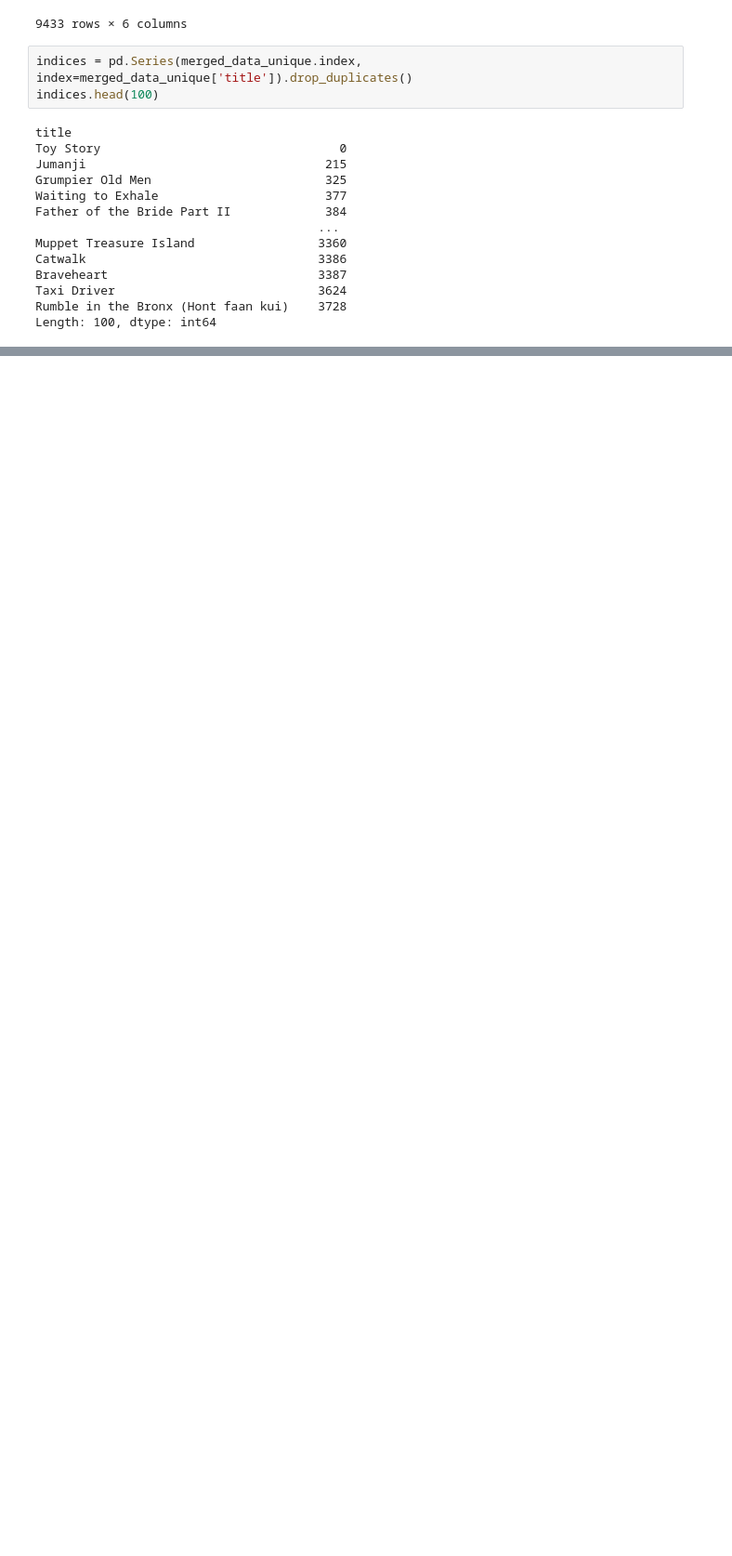
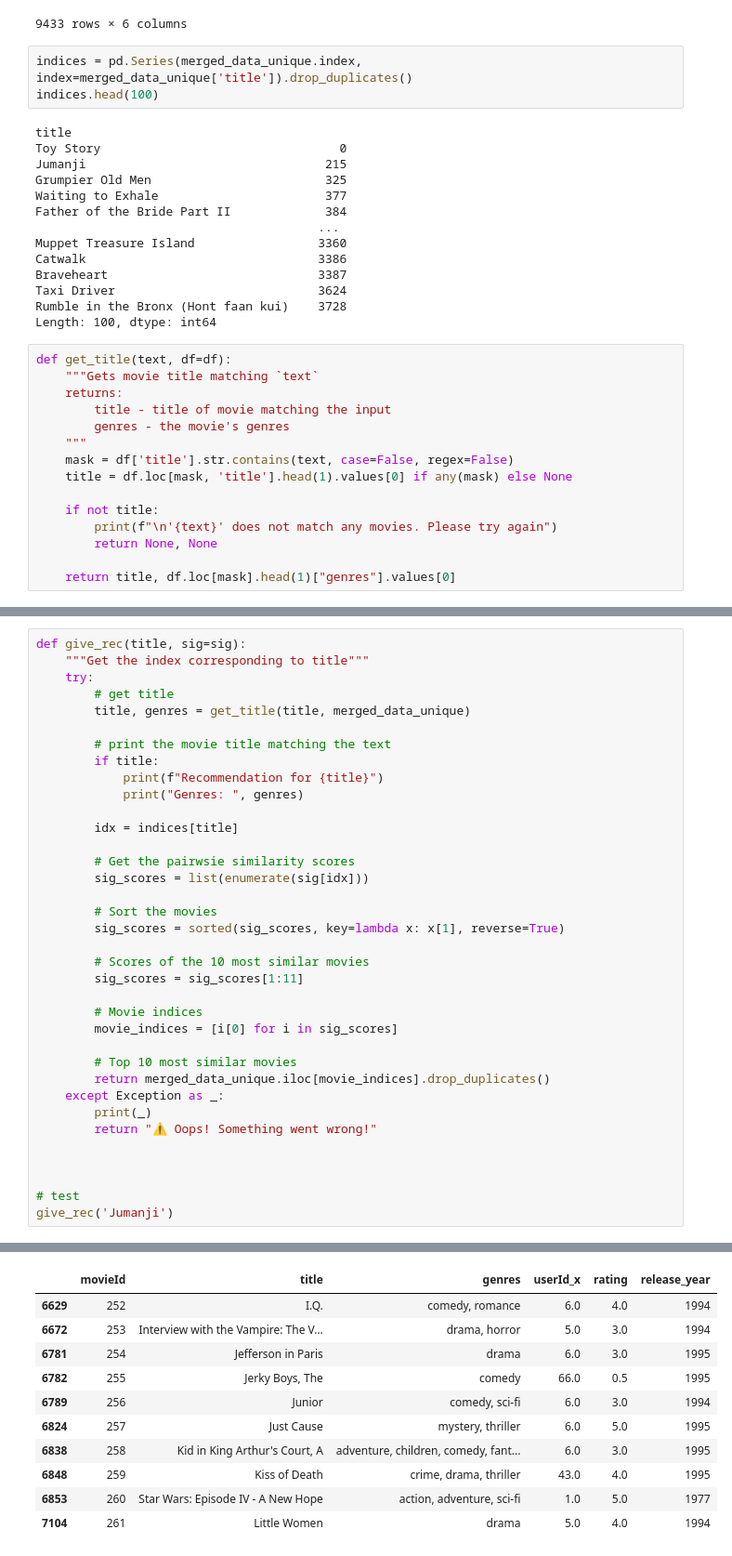
Before and after one commit to Allan-Kipkemei/Movie-Recommendation-System, a Jupyter notebook: Recommender.ipynb, the cells around one changed output, grey strips where cells are left out. Shown at 93% size. Saved outputs shown, nothing was run; the diff lists cells and outputs as text; blank space fills up the shorter version.

```diff
--- a/Recommender.ipynb
+++ b/Recommender.ipynb
@@ -1114,3 +1114,18 @@ Braveheart                             3387
 Taxi Driver                            3624
 Rumble in the Bronx (Hont faan kui)    3728
 Length: 100, dtype: int64
+# %%
+def get_title(text, df=df):
+    """Gets movie title matching `text`
+    returns:
+        title - title of movie matching the input
+        genres - the movie's genres
+    """
+    mask = df['title'].str.contains(text, case=False, regex=False)
+    title = df.loc[mask, 'title'].head(1).values[0] if any(mask) else None
+
+    if not title:
+        print(f"\n'{text}' does not match any movies. Please try again")
+        return None, None
+
+    return title, df.loc[mask].head(1)["genres"].values[0]
@@ -1116,0 +1141,37 @@ Length: 100, dtype: int64
+# %%
+def give_rec(title, sig=sig):
+    """Get the index corresponding to title"""
+    try:
+        # get title
+        title, genres = get_title(title, merged_data_unique)
+
+        # print the movie title matching the text
+        if title:
+            print(f"Recommendation for {title}")
+            print("Genres: ", genres)
+
+        idx = indices[title]
+
+        # Get the pairwsie similarity scores
+        sig_scores = list(enumerate(sig[idx]))
+
+        # Sort the movies
+        sig_scores = sorted(sig_scores, key=lambda x: x[1], reverse=True)
+
+        # Scores of the 10 most similar movies
+        sig_scores = sig_scores[1:11]
+
+        # Movie indices
+        movie_indices = [i[0] for i in sig_scores]
+
+        # Top 10 most similar movies
+        return merged_data_unique.iloc[movie_indices].drop_duplicates()
+    except Exception as _:
+        print(_)
+        return "⚠ Oops! Something went wrong!"
+
+
+
+# test
+give_rec('Jumanji')
+# %% [output]
@@ -1116,0 +1180,11 @@ Length: 100, dtype: int64
+|  | movieId | title | genres | userId_x | rating | release_year |
+| 6629 | 252 | I.Q. | comedy, romance | 6.0 | 4.0 | 1994 |
+| 6672 | 253 | Interview with the Vampire: The V... | drama, horror | 5.0 | 3.0 | 1994 |
+| 6781 | 254 | Jefferson in Paris | drama | 6.0 | 3.0 | 1995 |
+| 6782 | 255 | Jerky Boys, The | comedy | 66.0 | 0.5 | 1995 |
+| 6789 | 256 | Junior | comedy, sci-fi | 6.0 | 3.0 | 1994 |
+| 6824 | 257 | Just Cause | mystery, thriller | 6.0 | 5.0 | 1995 |
+| 6838 | 258 | Kid in King Arthur's Court, A | adventure, children, comedy, fant... | 6.0 | 3.0 | 1995 |
+| 6848 | 259 | Kiss of Death | crime, drama, thriller | 43.0 | 4.0 | 1995 |
+| 6853 | 260 | Star Wars: Episode IV - A New Hope | action, adventure, sci-fi | 1.0 | 5.0 | 1977 |
+| 7104 | 261 | Little Women | drama | 5.0 | 4.0 | 1994 |
```
Also changed, not shown: parts of 19 cells of this notebook.
